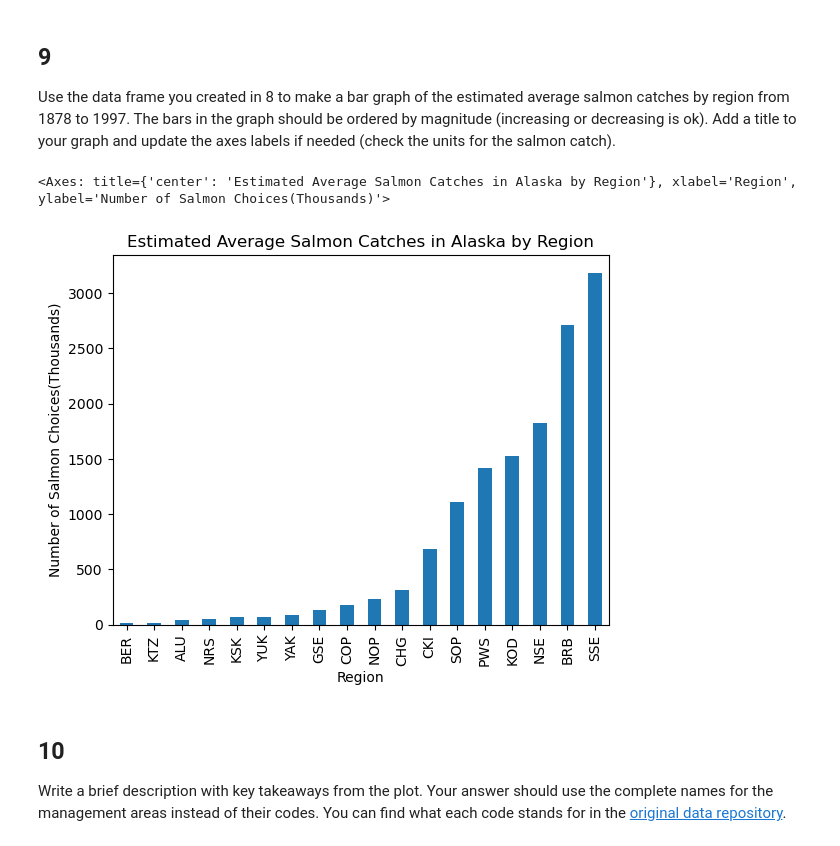
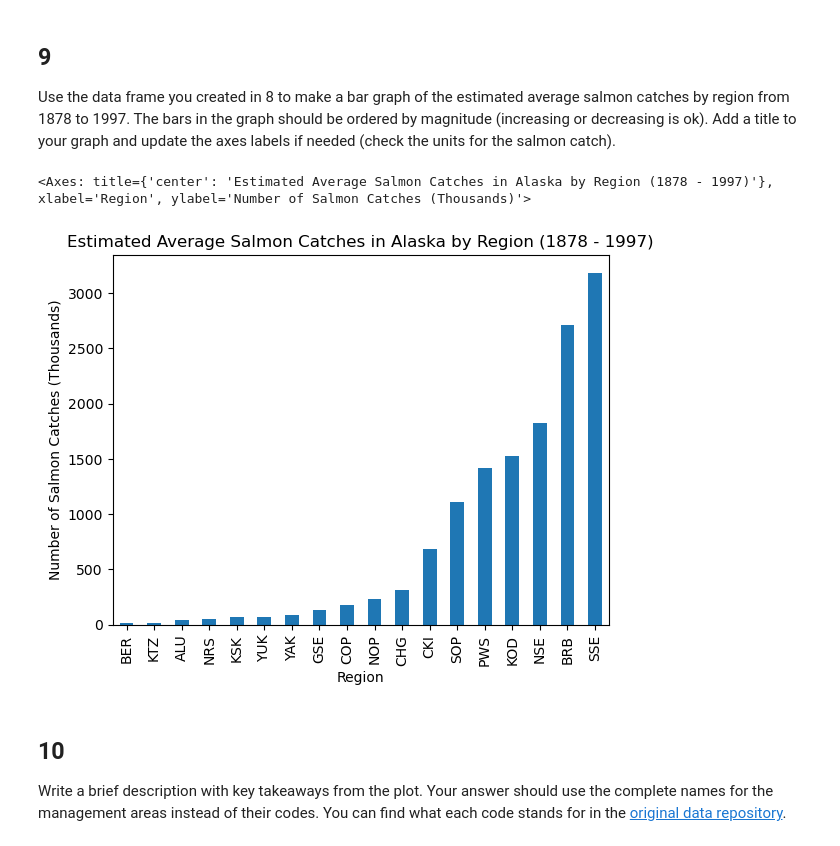
Before and after one commit to eowen19/eds220-hwk2, a Jupyter notebook: task2/hwk2-task2-salmon.ipynb, the cells around one changed output. Cells and saved outputs as stored; diff of their text form; code cells hidden in the pictures.

```diff
--- a/task2/hwk2-task2-salmon.ipynb
+++ b/task2/hwk2-task2-salmon.ipynb
@@ -338,11 +295,12 @@ q8 results: All test cases passed!
 
 Use the data frame you created in 8 to make a bar graph of the estimated average salmon catches by region from 1878 to 1997. The bars in the graph should be ordered by magnitude (increasing or decreasing is ok). Add a title to your graph and update the axes labels if needed (check the units for the salmon catch).
 # %%
-avg_region.sort_values().plot(kind='bar', ylabel='Number of Salmon Choices(Thousands)',
-                              title='Estimated Average Salmon Catches in Alaska by Region')
+# Use the avg_region data frame to plot the amount of salmon caught per region
+avg_region.sort_values().plot(kind='bar', ylabel='Number of Salmon Catches (Thousands)',
+                              title='Estimated Average Salmon Catches in Alaska by Region (1878 - 1997)')
 # %% [output]
-<Axes: title={'center': 'Estimated Average Salmon Catches in Alaska by Region'}, xlabel='Region', ylabel='Number of Salmon Choices(Thousands)'>
+<Axes: title={'center': 'Estimated Average Salmon Catches in Alaska by Region (1878 - 1997)'}, xlabel='Region', ylabel='Number of Salmon Catches (Thousands)'>
-[figure, old version]
+[figure, new version]
 # %% [markdown]
 <!-- END QUESTION -->
 
```
Also changed, not shown: parts of 26 cells of this notebook.
